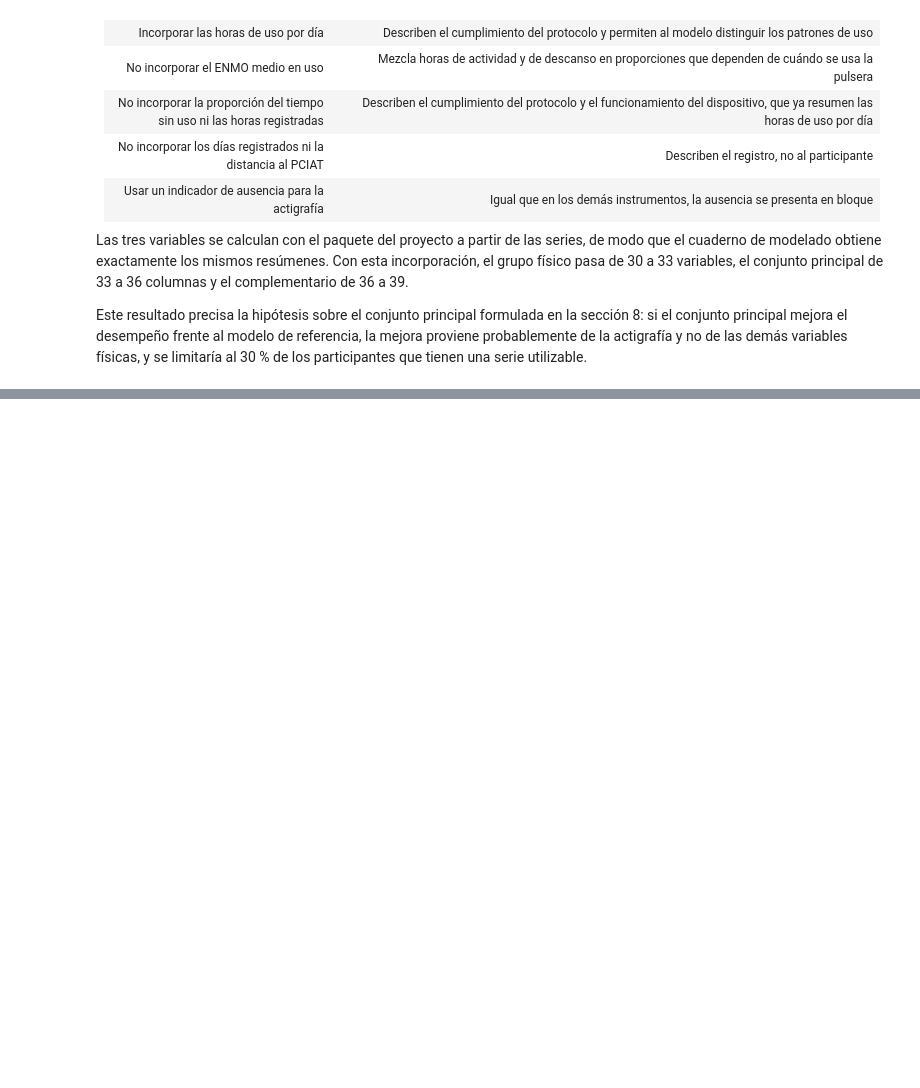
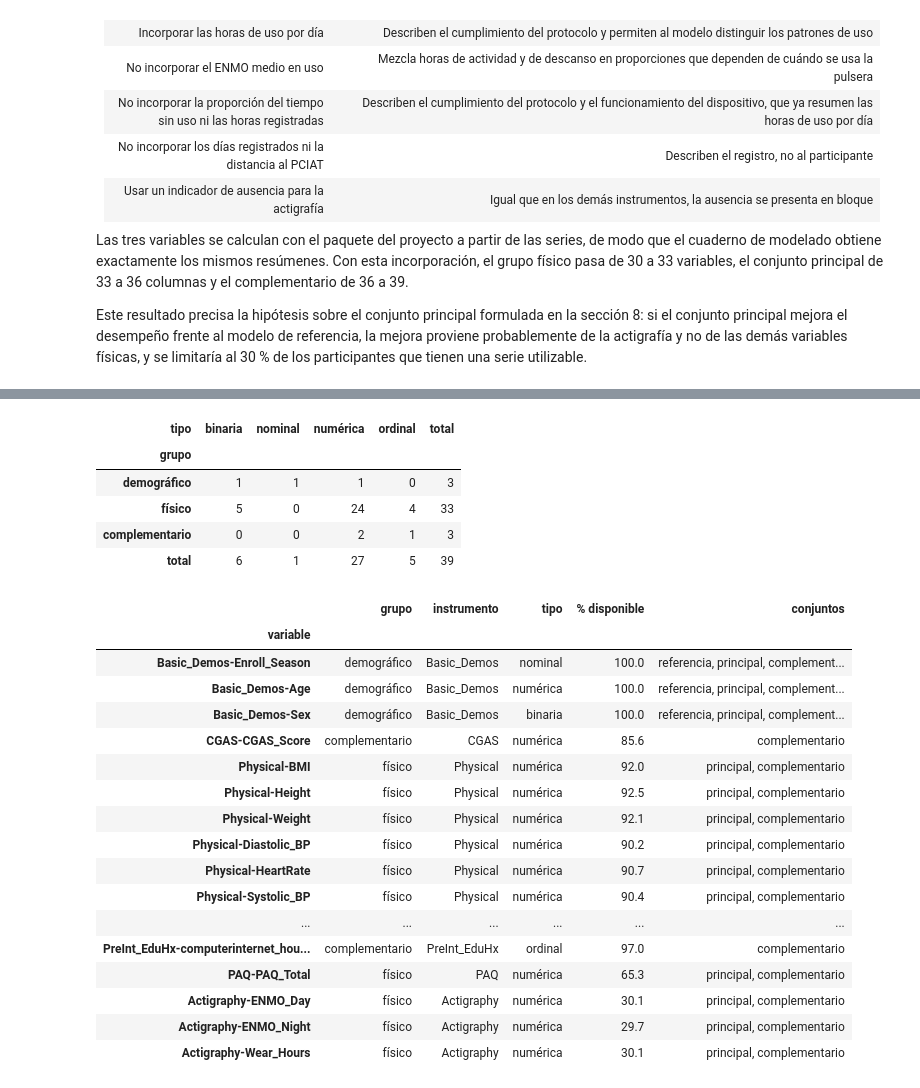
Before and after one commit to juanestebancg2806/piu-severity-prediction, a Jupyter notebook: notebooks/01_eda.ipynb, the cells around one changed output, grey strips where cells are left out. Cells and saved outputs as stored; diff of their text form; code cells hidden in the pictures; blank space fills up the shorter version.

```diff
--- a/notebooks/01_eda.ipynb
+++ b/notebooks/01_eda.ipynb
@@ -3853,0 +3919,55 @@ Este resultado precisa la hipótesis sobre el conjunto principal formulada en la
+# %%
+GRUPOS_ES = {
+    "demographic": "demográfico",
+    "physical": "físico",
+    "complementary": "complementario",
+}
+tipo_final = {**tipo_predictor, **dict.fromkeys(columnas_actigrafia, "numérica")}
+predictores_complementario = conjuntos_finales["complementario"]
+
+predictores_finales = pd.DataFrame(
+    {
+        "grupo": [GRUPOS_ES[column_group(c)] for c in predictores_complementario],
+        "instrumento": [instrument_of(c) for c in predictores_complementario],
+        "tipo": [tipo_final[c] for c in predictores_complementario],
+        "% disponible": (100 * analitico[predictores_complementario].notna().mean())
+        .round(1)
+        .to_numpy(),
+        "conjuntos": [
+            ", ".join(
+                nombre
+                for nombre, columnas in conjuntos_finales.items()
+                if c in columnas
+            )
+            for c in predictores_complementario
+        ],
+    },
+    index=pd.Index(predictores_complementario, name="variable"),
+)
+
+composicion = (
+    pd.DataFrame(
+        {
+            nombre: predictores_finales.loc[columnas, "grupo"].value_counts()
+            for nombre, columnas in conjuntos_finales.items()
+        }
+    )
+    .reindex(list(GRUPOS_ES.values()))
+    .fillna(0)
+    .astype(int)
+)
+composicion.loc["total"] = composicion.sum()
+display(composicion)
+
+display(
+    pd.crosstab(
+        predictores_finales["grupo"],
+        predictores_finales["tipo"],
+        margins=True,
+        margins_name="total",
+    ).reindex([*GRUPOS_ES.values(), "total"])
+)
+
+with pd.option_context("display.max_rows", None):
+    display(predictores_finales)
+# %% [output]
@@ -3853,0 +3980,24 @@ Este resultado precisa la hipótesis sobre el conjunto principal formulada en la
+| tipo | binaria | nominal | numérica | ordinal | total |
+| grupo |  |  |  |  |  |
+| demográfico | 1 | 1 | 1 | 0 | 3 |
+| físico | 5 | 0 | 24 | 4 | 33 |
+| complementario | 0 | 0 | 2 | 1 | 3 |
+| total | 6 | 1 | 27 | 5 | 39 |
+|  | grupo | instrumento | tipo | % disponible | conjuntos |
+| variable |  |  |  |  |  |
+| Basic_Demos-Enroll_Season | demográfico | Basic_Demos | nominal | 100.0 | referencia, principal, complement... |
+| Basic_Demos-Age | demográfico | Basic_Demos | numérica | 100.0 | referencia, principal, complement... |
+| Basic_Demos-Sex | demográfico | Basic_Demos | binaria | 100.0 | referencia, principal, complement... |
+| CGAS-CGAS_Score | complementario | CGAS | numérica | 85.6 | complementario |
+| Physical-BMI | físico | Physical | numérica | 92.0 | principal, complementario |
+| Physical-Height | físico | Physical | numérica | 92.5 | principal, complementario |
+| Physical-Weight | físico | Physical | numérica | 92.1 | principal, complementario |
+| Physical-Diastolic_BP | físico | Physical | numérica | 90.2 | principal, complementario |
+| Physical-HeartRate | físico | Physical | numérica | 90.7 | principal, complementario |
+| Physical-Systolic_BP | físico | Physical | numérica | 90.4 | principal, complementario |
+| ... | ... | ... | ... | ... | ... |
+| PreInt_EduHx-computerinternet_hou... | complementario | PreInt_EduHx | ordinal | 97.0 | complementario |
+| PAQ-PAQ_Total | físico | PAQ | numérica | 65.3 | principal, complementario |
+| Actigraphy-ENMO_Day | físico | Actigraphy | numérica | 30.1 | principal, complementario |
+| Actigraphy-ENMO_Night | físico | Actigraphy | numérica | 29.7 | principal, complementario |
+| Actigraphy-Wear_Hours | físico | Actigraphy | numérica | 30.1 | principal, complementario |
```
Also changed, not shown: parts of 6 cells of this notebook.
